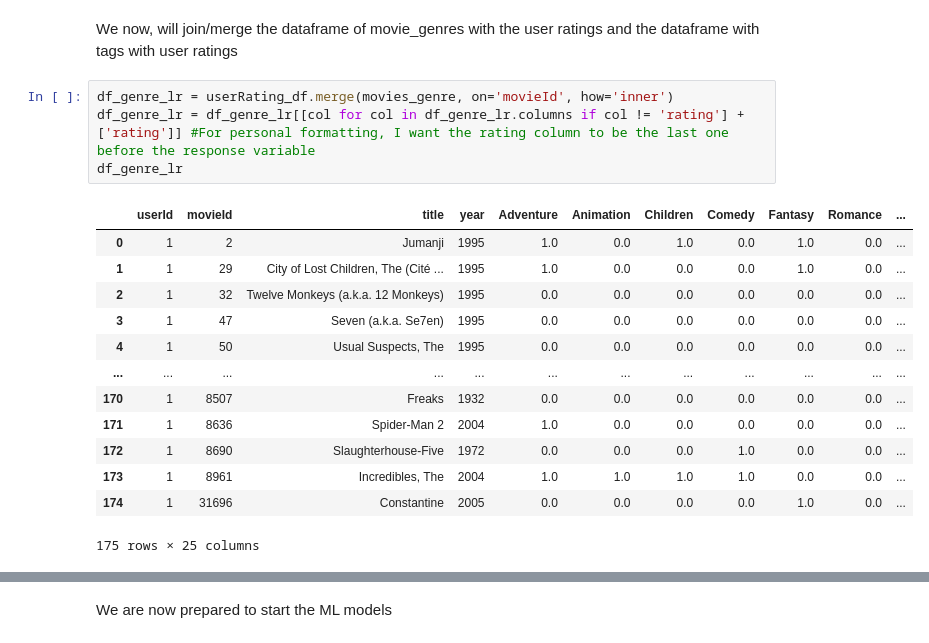
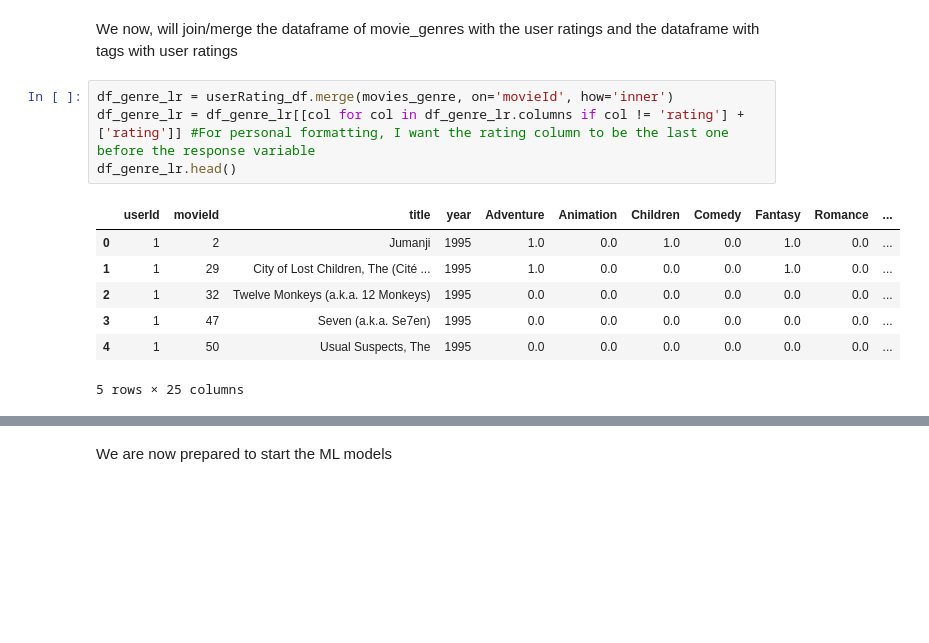
Before and after one commit to jwongr/TestModelo, a Jupyter notebook: PythonTest.ipynb, the cells around one changed output, grey strips where cells are left out. Saved outputs shown, nothing was run; the diff lists cells and outputs as text; blank space fills up the shorter version.

```diff
--- a/PythonTest.ipynb
+++ b/PythonTest.ipynb
@@ -239,21 +240,15 @@ We now, will join/merge the dataframe of movie_genres with the user ratings and
 # %%
 df_genre_lr = userRating_df.merge(movies_genre, on='movieId', how='inner')
 df_genre_lr = df_genre_lr[[col for col in df_genre_lr.columns if col != 'rating'] + ['rating']] #For personal formatting, I want the rating column to be the last one before the response variable
-df_genre_lr
+df_genre_lr.head()
 # %% [output]
 |  | userId | movieId | title | year | Adventure | Animation | Children | Comedy | Fantasy | Romance | ... |
 | 0 | 1 | 2 | Jumanji | 1995 | 1.0 | 0.0 | 1.0 | 0.0 | 1.0 | 0.0 | ... |
 | 1 | 1 | 29 | City of Lost Children, The (Cité ... | 1995 | 1.0 | 0.0 | 0.0 | 0.0 | 1.0 | 0.0 | ... |
 | 2 | 1 | 32 | Twelve Monkeys (a.k.a. 12 Monkeys) | 1995 | 0.0 | 0.0 | 0.0 | 0.0 | 0.0 | 0.0 | ... |
 | 3 | 1 | 47 | Seven (a.k.a. Se7en) | 1995 | 0.0 | 0.0 | 0.0 | 0.0 | 0.0 | 0.0 | ... |
 | 4 | 1 | 50 | Usual Suspects, The | 1995 | 0.0 | 0.0 | 0.0 | 0.0 | 0.0 | 0.0 | ... |
-| ... | ... | ... | ... | ... | ... | ... | ... | ... | ... | ... | ... |
-| 170 | 1 | 8507 | Freaks | 1932 | 0.0 | 0.0 | 0.0 | 0.0 | 0.0 | 0.0 | ... |
-| 171 | 1 | 8636 | Spider-Man 2 | 2004 | 1.0 | 0.0 | 0.0 | 0.0 | 0.0 | 0.0 | ... |
-| 172 | 1 | 8690 | Slaughterhouse-Five | 1972 | 0.0 | 0.0 | 0.0 | 1.0 | 0.0 | 0.0 | ... |
-| 173 | 1 | 8961 | Incredibles, The | 2004 | 1.0 | 1.0 | 1.0 | 1.0 | 0.0 | 0.0 | ... |
-| 174 | 1 | 31696 | Constantine | 2005 | 0.0 | 0.0 | 0.0 | 0.0 | 1.0 | 0.0 | ... |
-175 rows × 25 columns
+5 rows × 25 columns
 # %%
 df_tag_lr = userRating_df.merge(movies_tag, on='movieId', how='inner')
 df_tag_lr = df_tag_lr[[col for col in df_tag_lr.columns if col != 'rating'] + ['rating']]
```
Also changed, not shown: parts of 34 cells of this notebook.
